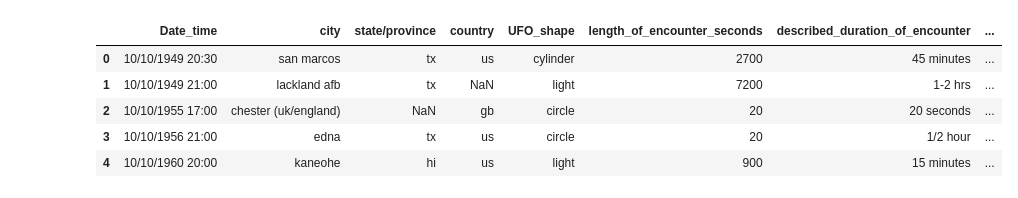
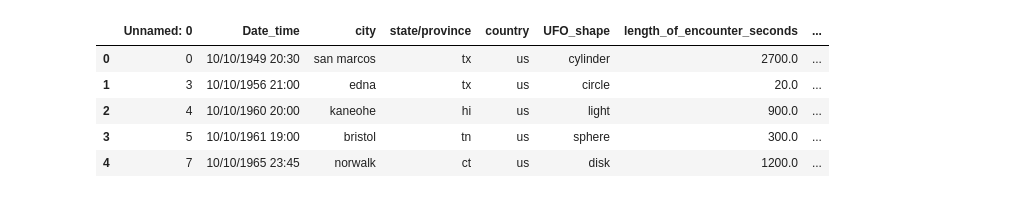
Before and after one commit to angwatters/angwatters.github.io, a Jupyter notebook: python_notebooks/Untitled3.ipynb, the cells around one changed output. Saved outputs shown, nothing was run; the diff lists cells and outputs as text; code cells hidden in the pictures.

Commit message:
added data and pngs

```diff
--- a/python_notebooks/Untitled3.ipynb
+++ b/python_notebooks/Untitled3.ipynb
@@ -7,12 +8,12 @@ import matplotlib.pyplot as plt
 # %%
-ufo = pd.read_csv("ufo_sighting_data.csv",dtype={"length_of_encounter_seconds": "string", "latitude": "string"})
+ufo = pd.read_csv("modified_ufo.csv")
 
 ufo.head()
 # %% [output]
-|  | Date_time | city | state/province | country | UFO_shape | length_of_encounter_seconds | described_duration_of_encounter | ... |
-| 0 | 10/10/1949 20:30 | san marcos | tx | us | cylinder | 2700 | 45 minutes | ... |
-| 1 | 10/10/1949 21:00 | lackland afb | tx | NaN | light | 7200 | 1-2 hrs | ... |
-| 2 | 10/10/1955 17:00 | chester (uk/england) | NaN | gb | circle | 20 | 20 seconds | ... |
-| 3 | 10/10/1956 21:00 | edna | tx | us | circle | 20 | 1/2 hour | ... |
-| 4 | 10/10/1960 20:00 | kaneohe | hi | us | light | 900 | 15 minutes | ... |
+|  | Unnamed: 0 | Date_time | city | state/province | country | UFO_shape | length_of_encounter_seconds | ... |
+| 0 | 0 | 10/10/1949 20:30 | san marcos | tx | us | cylinder | 2700.0 | ... |
+| 1 | 3 | 10/10/1956 21:00 | edna | tx | us | circle | 20.0 | ... |
+| 2 | 4 | 10/10/1960 20:00 | kaneohe | hi | us | light | 900.0 | ... |
+| 3 | 5 | 10/10/1961 19:00 | bristol | tn | us | sphere | 300.0 | ... |
+| 4 | 7 | 10/10/1965 23:45 | norwalk | ct | us | disk | 1200.0 | ... |
 # %%
```
Also changed, not shown: parts of 8 cells of this notebook, 25 other files.
